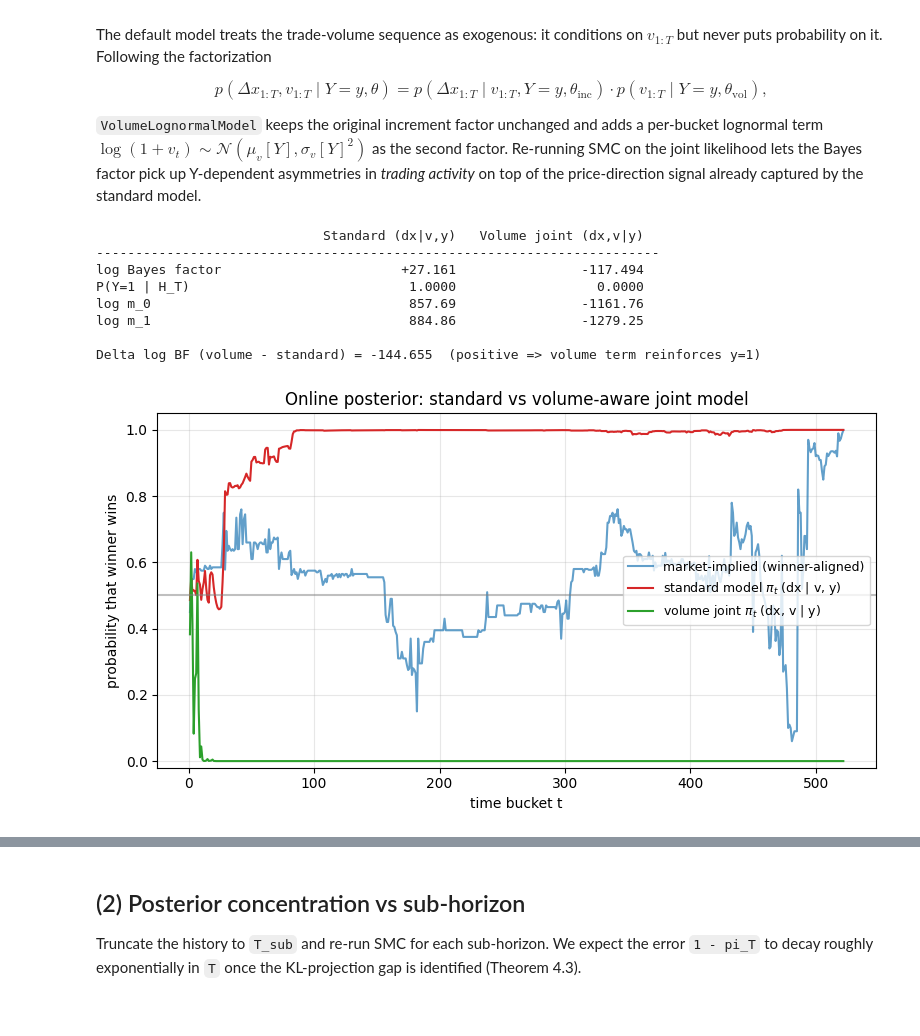
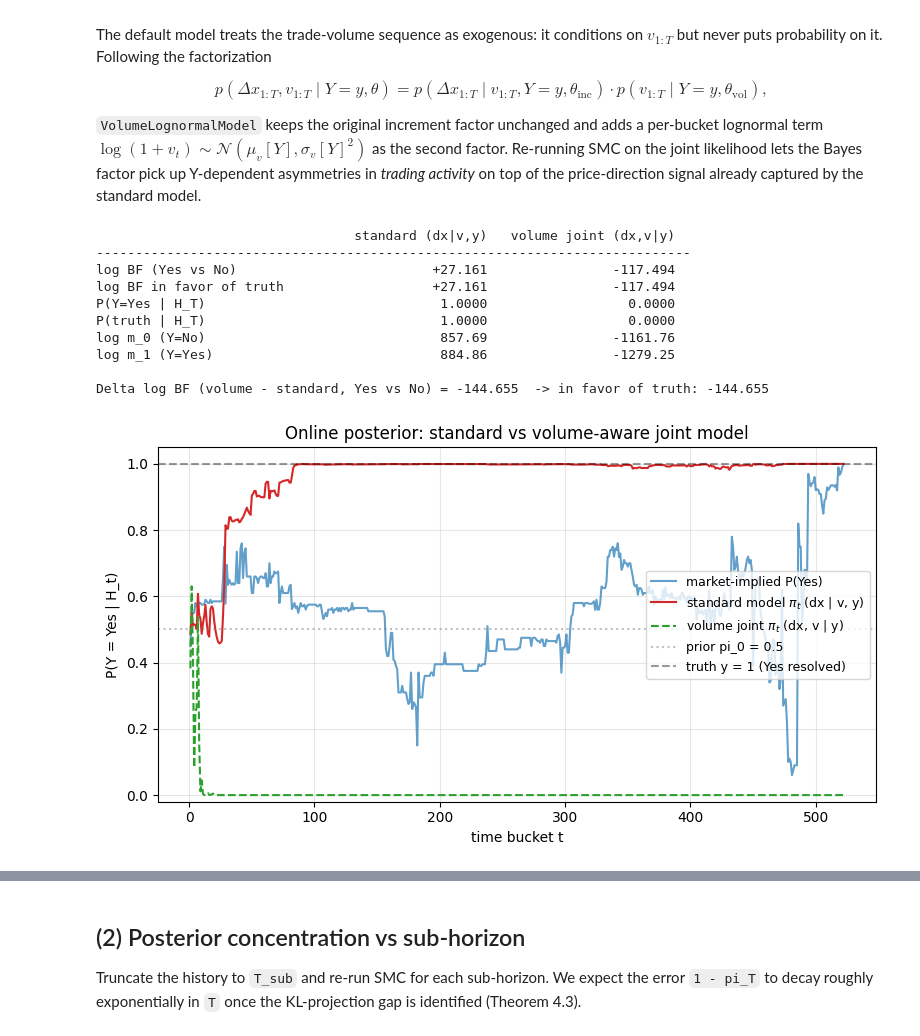
Before and after one commit to natejly/PML-Final, a Jupyter notebook: notebooks/02_single_market_deepdive.ipynb, the cells around one changed output, grey strips where cells are left out. Saved outputs shown, nothing was run; the diff lists cells and outputs as text; code cells hidden in the pictures.

```diff
--- a/notebooks/02_single_market_deepdive.ipynb
+++ b/notebooks/02_single_market_deepdive.ipynb
@@ -107,14 +112,21 @@ winner_label: 'Yes'  (y=1 always — prices flipped to track the winner)
 # %%
-dx, v, y = data.trajectory_to_arrays(traj)
+dx, v, y = data.trajectory_to_arrays_raw(traj)
 T = dx.shape[0]
 
-# y is ALWAYS 1 by the winner-alignment convention — trajectory_to_arrays
-# flips prices so the winner's probability is tracked regardless of which
-# Polymarket label ("Yes"/"No") actually won.  winner_label tells you which.
+# Build the un-aligned price sequence P(Yes_t) once; downstream cells reuse it.
+# trajectory_to_arrays_raw returns dx = increments of logit(P(Yes)), and
+# leaves volume invariant.
+prices_yes = np.asarray(traj['prices'], dtype=np.float64)
+if traj['winner_label'] == 'No':
+    prices_yes = 1.0 - prices_yes
+times = np.array(traj['times']) / 3600.0  # hours since first bucket
+times -= times[0]
+
 print(f'Polymarket outcome that won: {traj["winner_label"]!r}')
 print(f'winner_index in outcomes list: {traj["winner_index"]}  '
       f'(outcomes = {traj["metadata"]["outcomes"]})')
-print(f'y (winner-aligned convention): {y}  ← always 1 by construction')
+print(f'y (raw Yes/No convention):   {y}   '
+      f'(1 if Yes resolved, 0 if No resolved)')
 print()
 print(f'T = {T} buckets  ({T * BUCKET_MINUTES / 60:.1f} h)')
 print(f'|dx| mean={np.mean(np.abs(dx)):.4f}  0.99-qtile={np.quantile(np.abs(dx), 0.99):.4f}')
@@ -195,48 +215,63 @@ price-direction signal already captured by the standard model.
 # %%
 from pml_market import VolumeLognormalModel, VolumeLognormalPrior
 
-# Same SMC engine, swapped (Model, Prior).
+# Same SMC engine, swapped (Model, Prior).  Inference still runs on the raw
+# Yes/No frame from cell 4, so log_BF below is "Yes vs No".
 problem_vol = InverseProblem(VolumeLognormalModel(), VolumeLognormalPrior())
 smc_vol = SMCInference(n_particles=n_particles, mcmc_steps=4)
 smc_res_vol = problem_vol.infer(dx, v, smc_vol, pi0=0.5, seed=0,
                                 record_pi_t=True)
 
-print(f'{"":24s}  {"Standard (dx|v,y)":>20s}  {"Volume joint (dx,v|y)":>22s}')
-print('-' * 72)
-print(f'{"log Bayes factor":24s}  {smc_res["log_BF"]:>+20.3f}  {smc_res_vol["log_BF"]:>+22.3f}')
-print(f'{"P(Y=1 | H_T)":24s}  {smc_res["posterior"]:>20.4f}  {smc_res_vol["posterior"]:>22.4f}')
-print(f'{"log m_0":24s}  {smc_res["log_m0"]:>20.2f}  {smc_res_vol["log_m0"]:>22.2f}')
-print(f'{"log m_1":24s}  {smc_res["log_m1"]:>20.2f}  {smc_res_vol["log_m1"]:>22.2f}')
-print(f'\nDelta log BF (volume - standard) = '
-      f'{smc_res_vol["log_BF"] - smc_res["log_BF"]:+.3f}  '
-      f'(positive => volume term reinforces y=1)')
+print(f'{"":28s}  {"standard (dx|v,y)":>20s}  {"volume joint (dx,v|y)":>22s}')
+print('-' * 76)
+print(f'{"log BF (Yes vs No)":28s}  {smc_res["log_BF"]:>+20.3f}  '
+      f'{smc_res_vol["log_BF"]:>+22.3f}')
+print(f'{"log BF in favor of truth":28s}  {sign_truth*smc_res["log_BF"]:>+20.3f}  '
+      f'{sign_truth*smc_res_vol["log_BF"]:>+22.3f}')
+print(f'{"P(Y=Yes | H_T)":28s}  {smc_res["posterior"]:>20.4f}  '
+      f'{smc_res_vol["posterior"]:>22.4f}')
+print(f'{"P(truth | H_T)":28s}  '
+      f'{(smc_res["posterior"] if y==1 else 1-smc_res["posterior"]):>20.4f}  '
+      f'{(smc_res_vol["posterior"] if y==1 else 1-smc_res_vol["posterior"]):>22.4f}')
+print(f'{"log m_0 (Y=No)":28s}  {smc_res["log_m0"]:>20.2f}  '
+      f'{smc_res_vol["log_m0"]:>22.2f}')
+print(f'{"log m_1 (Y=Yes)":28s}  {smc_res["log_m1"]:>20.2f}  '
+      f'{smc_res_vol["log_m1"]:>22.2f}')
+
+delta = smc_res_vol['log_BF'] - smc_res['log_BF']
+print(f'\nDelta log BF (volume - standard, Yes vs No) = {delta:+.3f}'
+      f'  -> in favor of truth: {sign_truth * delta:+.3f}')
 # %% [output]
-                             Standard (dx|v,y)   Volume joint (dx,v|y)
-------------------------------------------------------------------------
-log Bayes factor                       +27.161                -117.494
-P(Y=1 | H_T)                            1.0000                  0.0000
-log m_0                                 857.69                -1161.76
-log m_1                                 884.86                -1279.25
+                                 standard (dx|v,y)   volume joint (dx,v|y)
+----------------------------------------------------------------------------
+log BF (Yes vs No)                         +27.161                -117.494
+log BF in favor of truth                   +27.161                -117.494
+P(Y=Yes | H_T)                              1.0000                  0.0000
+P(truth | H_T)                              1.0000                  0.0000
+log m_0 (Y=No)                              857.69                -1161.76
+log m_1 (Y=Yes)                             884.86                -1279.25
 
-Delta log BF (volume - standard) = -144.655  (positive => volume term reinforces y=1)
+Delta log BF (volume - standard, Yes vs No) = -144.655  -> in favor of truth: -144.655
 # %%
 fig, ax = plt.subplots()
-ax.plot(ts, prices[1:], color='C0', alpha=0.7,
-        label='market-implied (winner-aligned)')
-ax.plot(ts, smc_res['pi_t'], color='C3',
+ax.plot(ts, prices_yes[1:], color='C0', alpha=0.7,
+        label='market-implied P(Yes)')
+ax.plot(ts, smc_res['pi_t'], color='C3', linestyle='-',
         label=r'standard model $\pi_t$ (dx | v, y)')
-ax.plot(ts, smc_res_vol['pi_t'], color='C2',
+ax.plot(ts, smc_res_vol['pi_t'], color='C2', linestyle='--',
         label=r'volume joint $\pi_t$ (dx, v | y)')
-ax.axhline(0.5, color='gray', alpha=0.5)
+ax.axhline(0.5, color='gray', linestyle=':', alpha=0.5, label='prior pi_0 = 0.5')
+ax.axhline(float(y), color='k', linestyle='--', alpha=0.4,
+           label=f'truth y = {y} ({traj["winner_label"]} resolved)')
 ax.set_xlabel('time bucket t')
-ax.set_ylabel('probability that winner wins')
+ax.set_ylabel('P(Y = Yes | H_t)')
 ax.set_title('Online posterior: standard vs volume-aware joint model')
 ax.set_ylim(-0.02, 1.05)
 ax.legend(loc='best', fontsize=9)
 plt.tight_layout()
 plt.show()
 # %% [output]
-[figure, old version]
+[figure, new version]
 # %% [markdown]
 ## (1c) Empirical-Bayes asymmetric volume prior
 
```
Also changed, not shown: parts of 16 cells of this notebook.
